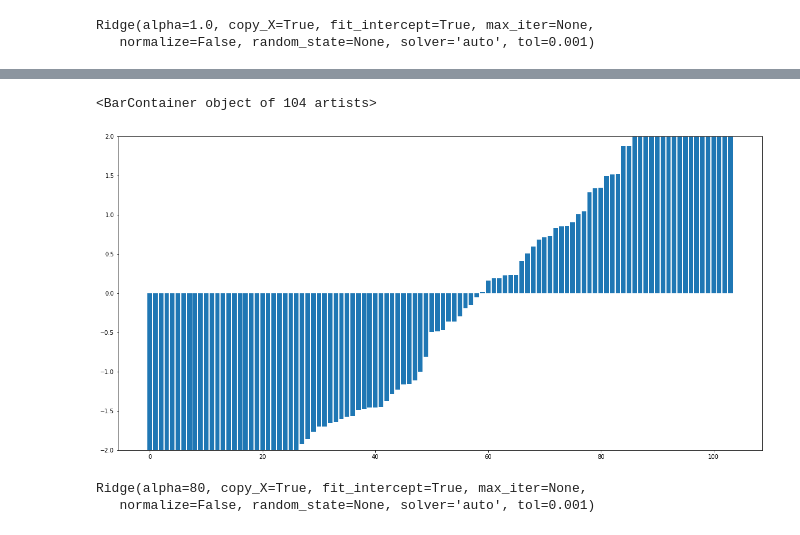
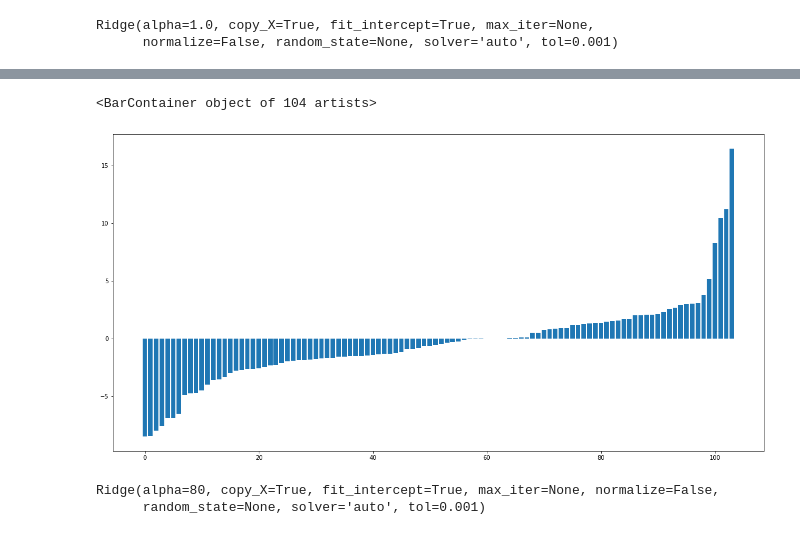
Before and after one commit to tweakershin/python-programming2, a Jupyter notebook: ML/Regression/01. Linear & Ridge & Lasso.ipynb, the cells around one changed output, grey strips where cells are left out. Drawn from its saved outputs; the diff is of its cells as text; code cells hidden in the pictures.

```diff
--- a/ML/Regression/01. Linear & Ridge & Lasso.ipynb
+++ b/ML/Regression/01. Linear & Ridge & Lasso.ipynb
@@ -334,12 +339,11 @@ cross_best.score(X, y)
 # %%
 n = np.arange(len(cross_best.coef_))
 
 plt.figure(figsize=(20,10))
-plt.ylim(-2,2)
 plt.bar(n, np.sort(cross_best.coef_, axis=0))
 # %% [output]
 <BarContainer object of 104 artists>
-[figure, old version]
+[figure, new version]
 # %%
 # 만약 알파값이 늘어나면??
 rm = Ridge(alpha=0)
```
Also changed, not shown: parts of 33 cells of this notebook, 2 other files.
